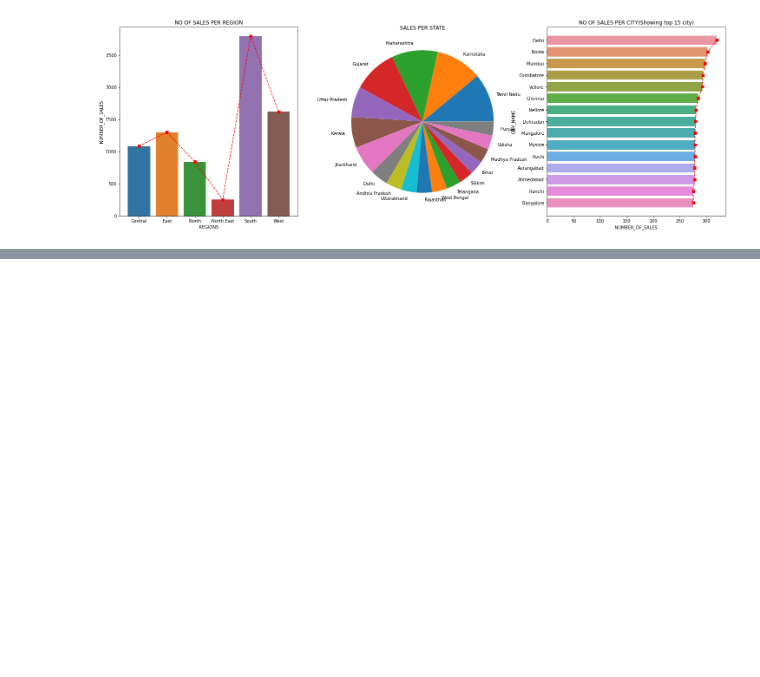
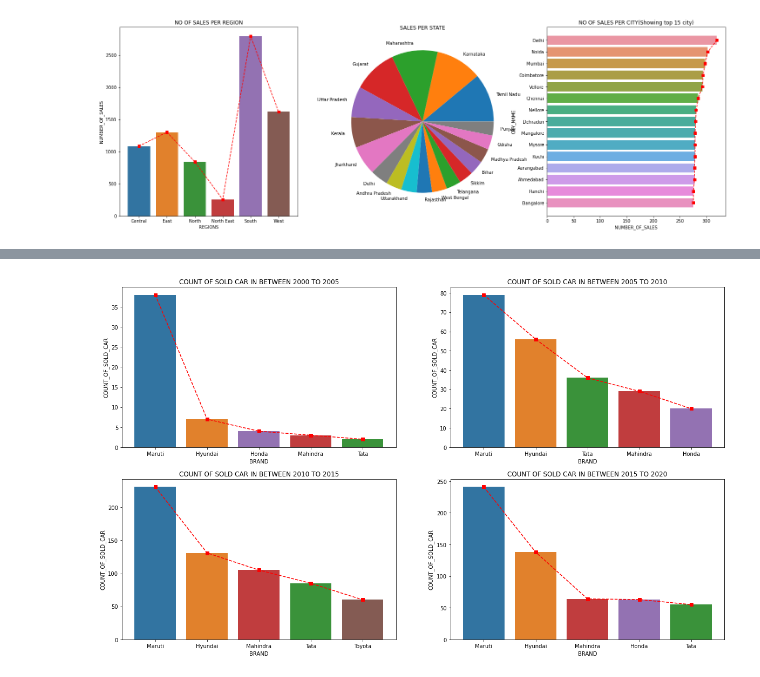
Before and after one commit to Anubhaw19/CP, a Jupyter notebook: Python/capstone(car_data) .ipynb, the cells around one changed output, grey strips where cells are left out. Cells and saved outputs as stored; diff of their text form; code cells hidden in the pictures; blank space fills up the shorter version.

```diff
--- a/Python/capstone(car_data) .ipynb
+++ b/Python/capstone(car_data) .ipynb
@@ -207,0 +377,5 @@ plt.show()
+# %%
+brand_count_df2=car_data_df[(car_data_df.YEAR>2000) & (car_data_df.YEAR<2006)& (car_data_df.SOLD=='Y')].groupby(
+    'BRAND').agg({'SALES_ID':'count'}).rename(columns={'SALES_ID':'COUNT_OF_SOLD_CAR'}).sort_values(
+    'COUNT_OF_SOLD_CAR',ascending=False).head(5)
+brand_count_df2
@@ -207,0 +390,5 @@ plt.show()
+# %%
+brand_count_df3=car_data_df[(car_data_df.YEAR>2005) & (car_data_df.YEAR<2011) & (car_data_df.SOLD=='Y')].groupby(
+    'BRAND').agg({'SALES_ID':'count'}).rename(columns={'SALES_ID':'COUNT_OF_SOLD_CAR'}).sort_values(
+    'COUNT_OF_SOLD_CAR',ascending=False).head(5)
+brand_count_df3
@@ -207,0 +403,5 @@ plt.show()
+# %%
+brand_count_df4=car_data_df[(car_data_df.YEAR>2010) & (car_data_df.YEAR<2016)& (car_data_df.SOLD=='Y')].groupby(
+    'BRAND').agg({'SALES_ID':'count'}).rename(columns={'SALES_ID':'COUNT_OF_SOLD_CAR'}).sort_values(
+    'COUNT_OF_SOLD_CAR',ascending=False).head(5)
+brand_count_df4
@@ -207,0 +416,5 @@ plt.show()
+# %%
+brand_count_df5=car_data_df[(car_data_df.YEAR>2015) & (car_data_df.YEAR<2021)& (car_data_df.SOLD=='Y')].groupby(
+    'BRAND').agg({'SALES_ID':'count'}).rename(columns={'SALES_ID':'COUNT_OF_SOLD_CAR'}).sort_values(
+    'COUNT_OF_SOLD_CAR',ascending=False).head(5)
+brand_count_df5
@@ -207,0 +429,41 @@ plt.show()
+# %%
+fig,axes=plt.subplots(2,2,figsize=(20,12))
+palette1 = {"Maruti":"tab:blue",
+           "Hyundai":"tab:orange",
+           "Honda":"tab:purple",
+          "Mahindra":"tab:red",
+           "Tata":"tab:green"
+          }
+palette2 = {"Maruti":"tab:blue",
+           "Hyundai":"tab:orange",
+          "Mahindra":"tab:red",
+           "Tata":"tab:green",
+            "Toyota":"tab:brown"
+          }
+palette3 = {"Maruti":"tab:blue",
+           "Hyundai":"tab:orange",
+            "Mahindra":"tab:red",
+           "Honda":"tab:purple",
+           "Tata":"tab:green"
+          }
+#chart 1::--
+axes[0,0].set_title('COUNT OF SOLD CAR IN BETWEEN 2000 TO 2005')
+sns.barplot(x=brand_count_df2.index,y=brand_count_df2.COUNT_OF_SOLD_CAR,ax=axes[0,0],palette=palette1)
+axes[0,0].plot(brand_count_df2.index,brand_count_df2.COUNT_OF_SOLD_CAR,'s--r');
+
+#chart 2::--
+axes[0,1].set_title('COUNT OF SOLD CAR IN BETWEEN 2005 TO 2010')
+sns.barplot(x=brand_count_df3.index,y=brand_count_df3.COUNT_OF_SOLD_CAR,ax=axes[0,1])
+axes[0,1].plot(brand_count_df3.index,brand_count_df3.COUNT_OF_SOLD_CAR,'s--r');
+
+#chart 3::--
+axes[1,0].set_title('COUNT OF SOLD CAR IN BETWEEN 2010 TO 2015')
+sns.barplot(x=brand_count_df4.index,y=brand_count_df4.COUNT_OF_SOLD_CAR,ax=axes[1,0],palette=palette2)
+axes[1,0].plot(brand_count_df4.index,brand_count_df4.COUNT_OF_SOLD_CAR,'s--r');
+
+#chart 4::--
+axes[1,1].set_title('COUNT OF SOLD CAR IN BETWEEN 2015 TO 2020')
+sns.barplot(x=brand_count_df5.index,y=brand_count_df5.COUNT_OF_SOLD_CAR,ax=axes[1,1],palette=palette3)
+axes[1,1].plot(brand_count_df5.index,brand_count_df5.COUNT_OF_SOLD_CAR,'s--r');
+# %% [output]
+[figure, added]
```
Also changed, not shown: parts of 70 cells of this notebook.
